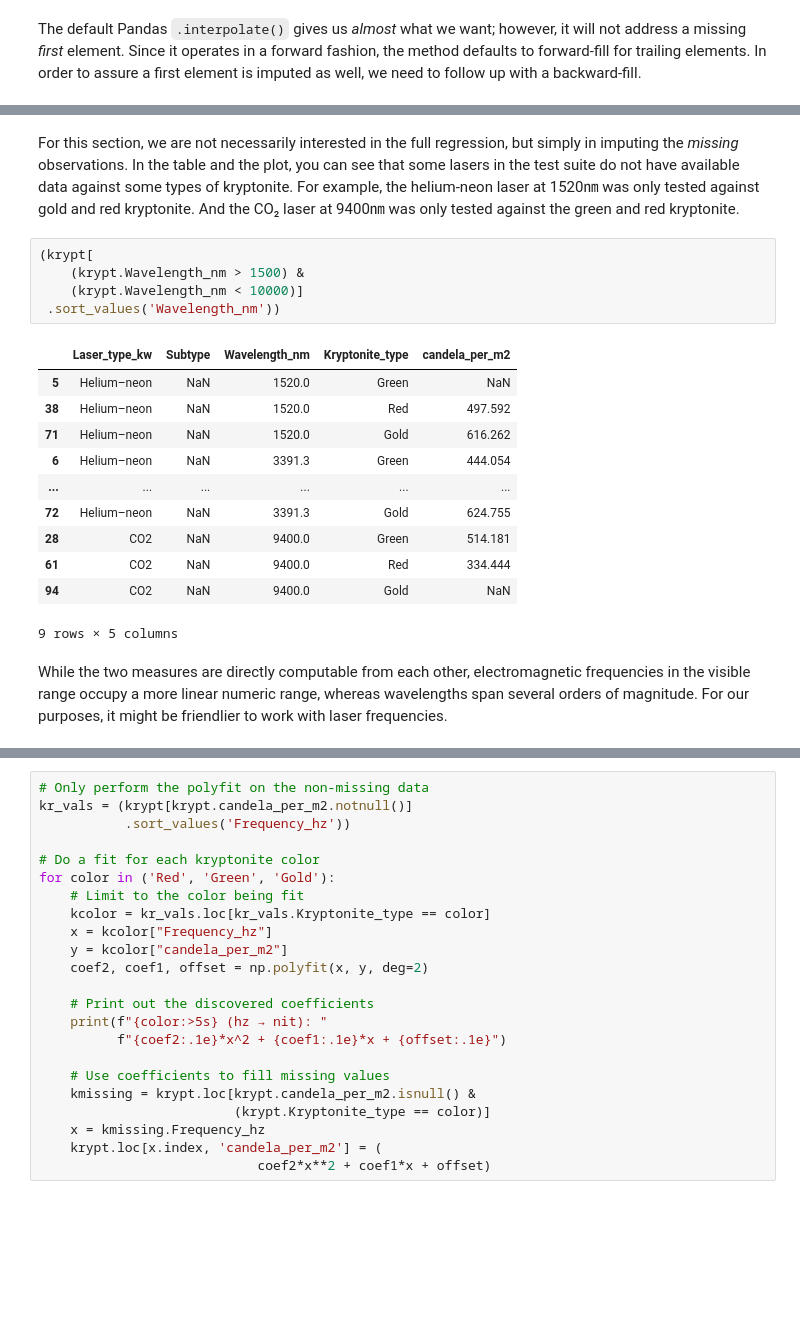
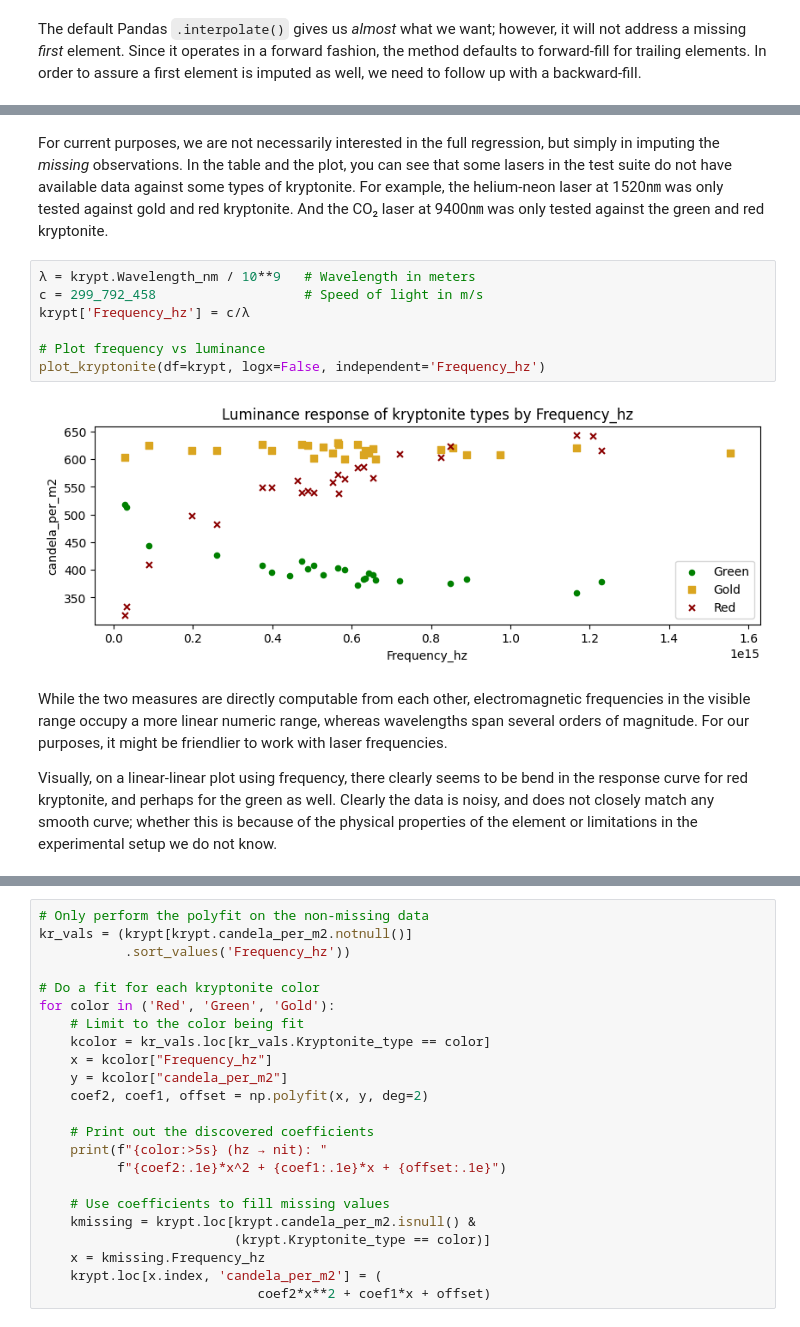
Before and after one commit to DavidMertz/CleaningDataVideo, a Jupyter notebook: Value_Imputation.ipynb, the cells around one changed output, grey strips where cells are left out. Cells and saved outputs as stored; diff of their text form; blank space fills up the shorter version.

```diff
--- a/Value_Imputation.ipynb
+++ b/Value_Imputation.ipynb
@@ -710,21 +677,15 @@ plot_kryptonite()
 # %% [markdown]
-For this section, we are not necessarily interested in the full regression, but simply in imputing the *missing* observations.  In the table and the plot, you can see that some lasers in the test suite do not have available data against some types of kryptonite.  For example, the helium-neon laser at 1520㎚ was only tested against gold and red kryptonite.  And the CO₂ laser at 9400㎚ was only tested against the green and red kryptonite.
+For current purposes, we are not necessarily interested in the full regression, but simply in imputing the *missing* observations.  In the table and the plot, you can see that some lasers in the test suite do not have available data against some types of kryptonite.  For example, the helium-neon laser at 1520㎚ was only tested against gold and red kryptonite.  And the CO₂ laser at 9400㎚ was only tested against the green and red kryptonite.
-# %%
-(krypt[
-    (krypt.Wavelength_nm > 1500) &
-    (krypt.Wavelength_nm < 10000)]
- .sort_values('Wavelength_nm'))
-# %% [output]
-|  | Laser_type_kw | Subtype | Wavelength_nm | Kryptonite_type | candela_per_m2 |
-| 5 | Helium–neon | NaN | 1520.0 | Green | NaN |
-| 38 | Helium–neon | NaN | 1520.0 | Red | 497.592 |
-| 71 | Helium–neon | NaN | 1520.0 | Gold | 616.262 |
-| 6 | Helium–neon | NaN | 3391.3 | Green | 444.054 |
-| ... | ... | ... | ... | ... | ... |
-| 72 | Helium–neon | NaN | 3391.3 | Gold | 624.755 |
-| 28 | CO2 | NaN | 9400.0 | Green | 514.181 |
-| 61 | CO2 | NaN | 9400.0 | Red | 334.444 |
-| 94 | CO2 | NaN | 9400.0 | Gold | NaN |
-9 rows × 5 columns
+# %%
+λ = krypt.Wavelength_nm / 10**9   # Wavelength in meters
+c = 299_792_458                   # Speed of light in m/s
+krypt['Frequency_hz'] = c/λ
+
+# Plot frequency vs luminance
+plot_kryptonite(df=krypt, logx=False, independent='Frequency_hz')
+# %% [output]
+[figure, added]
 # %% [markdown]
 While the two measures are directly computable from each other, electromagnetic frequencies in the visible range occupy a more linear numeric range, whereas wavelengths span several orders of magnitude.  For our purposes, it might be friendlier to work with laser frequencies.
+
+Visually, on a linear-linear plot using frequency, there clearly seems to be bend in the response curve for red kryptonite, and perhaps for the green as well.  Clearly the data is noisy, and does not closely match any smooth curve; whether this is because of the physical properties of the element or limitations in the experimental setup we do not know.
```
Also changed, not shown: parts of 246 cells of this notebook, 3 other files.
